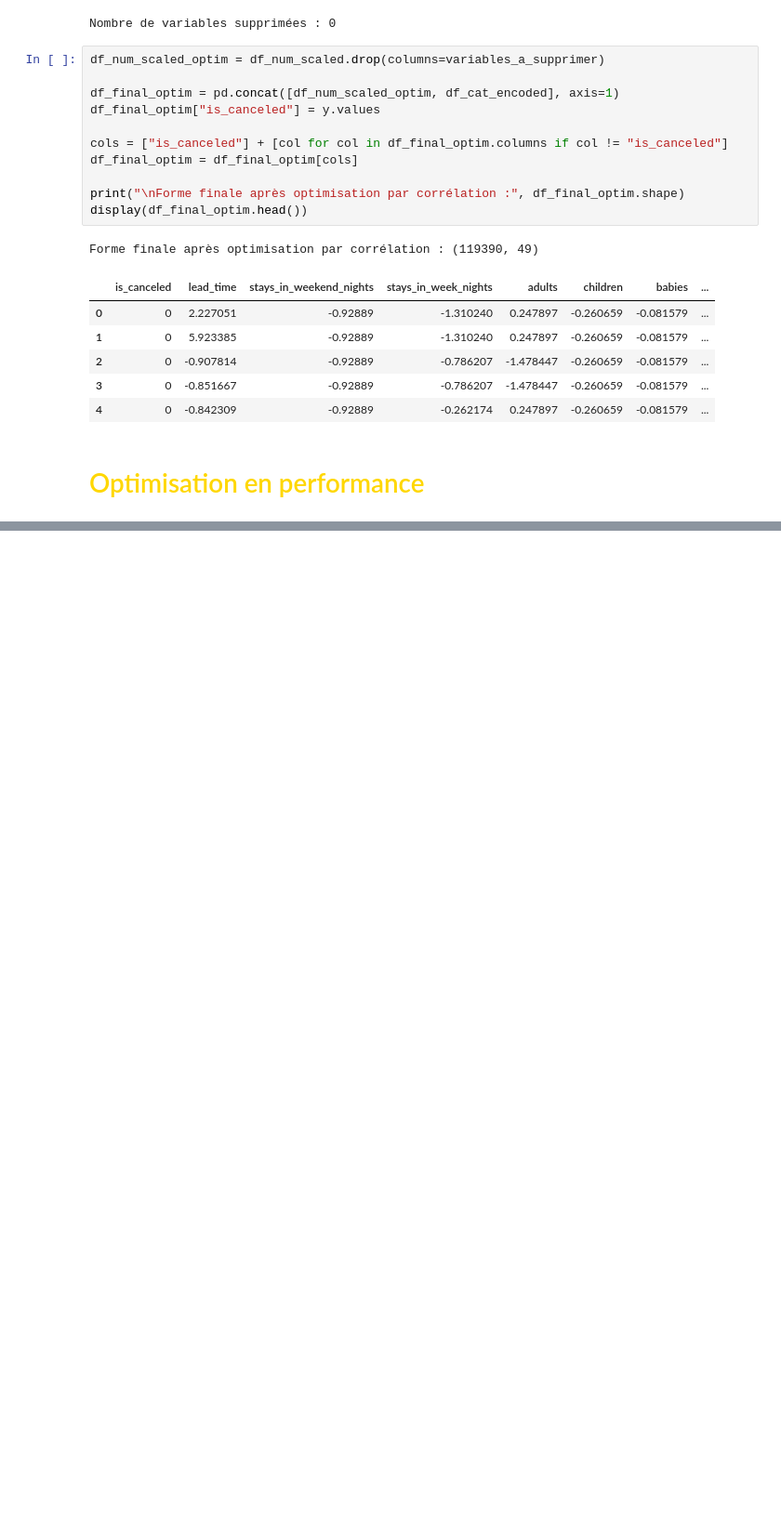
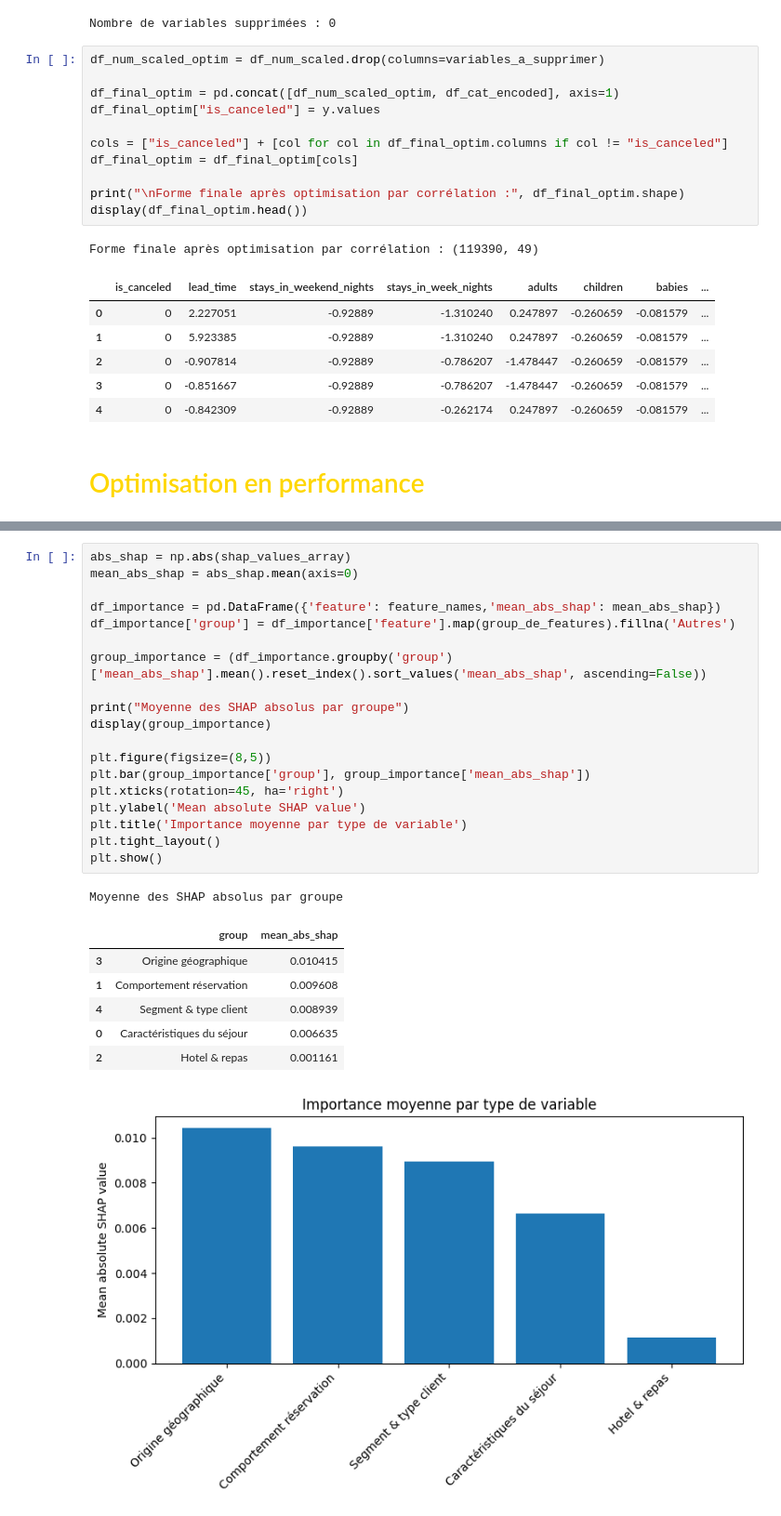
Before and after one commit to nicolaselouan/Hotel-reservation, a Jupyter notebook: AAA.ipynb, the cells around one changed output, grey strips where cells are left out. Shown at 93% size. Cells and saved outputs as stored; diff of their text form; blank space fills up the shorter version.

Commit message:
Ajout Généralisation et Analyse des valeurs SHAP regroupées

```diff
--- a/AAA.ipynb
+++ b/AAA.ipynb
@@ -491,0 +586,28 @@ with pd.option_context('display.max_rows', None, 'display.max_columns', None, 'd
+# %%
+abs_shap = np.abs(shap_values_array)
+mean_abs_shap = abs_shap.mean(axis=0)
+
+df_importance = pd.DataFrame({'feature': feature_names,'mean_abs_shap': mean_abs_shap})
+df_importance['group'] = df_importance['feature'].map(group_de_features).fillna('Autres')
+
+group_importance = (df_importance.groupby('group')['mean_abs_shap'].mean().reset_index().sort_values('mean_abs_shap', ascending=False))
+
+print("Moyenne des SHAP absolus par groupe")
+display(group_importance)
+
+plt.figure(figsize=(8,5))
+plt.bar(group_importance['group'], group_importance['mean_abs_shap'])
+plt.xticks(rotation=45, ha='right')
+plt.ylabel('Mean absolute SHAP value')
+plt.title('Importance moyenne par type de variable')
+plt.tight_layout()
+plt.show()
+# %% [output]
+Moyenne des SHAP absolus par groupe
+|  | group | mean_abs_shap |
+| 3 | Origine géographique | 0.010415 |
+| 1 | Comportement réservation | 0.009608 |
+| 4 | Segment & type client | 0.008939 |
+| 0 | Caractéristiques du séjour | 0.006635 |
+| 2 | Hotel & repas | 0.001161 |
+[figure, added]
```
Also changed, not shown: parts of 7 cells of this notebook.
